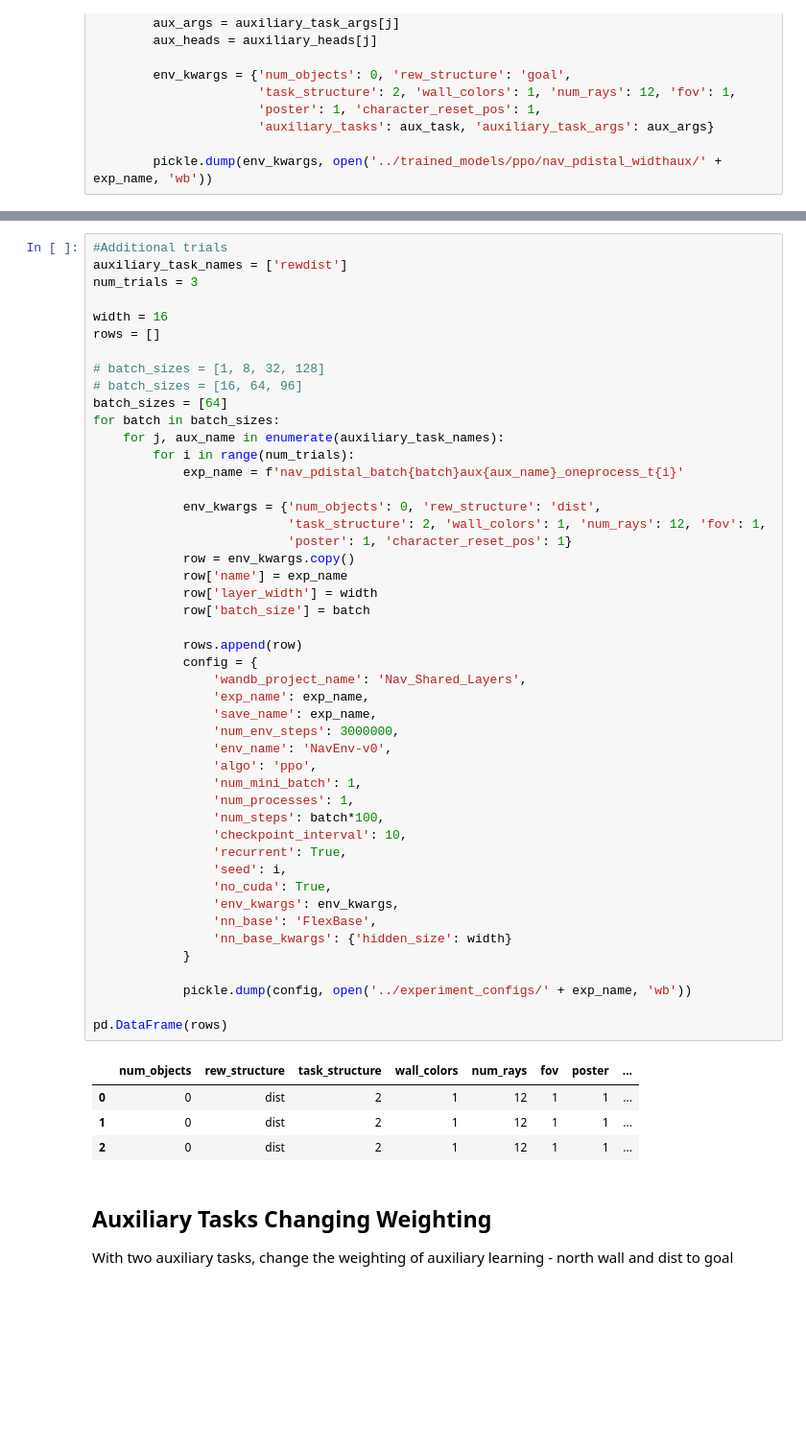
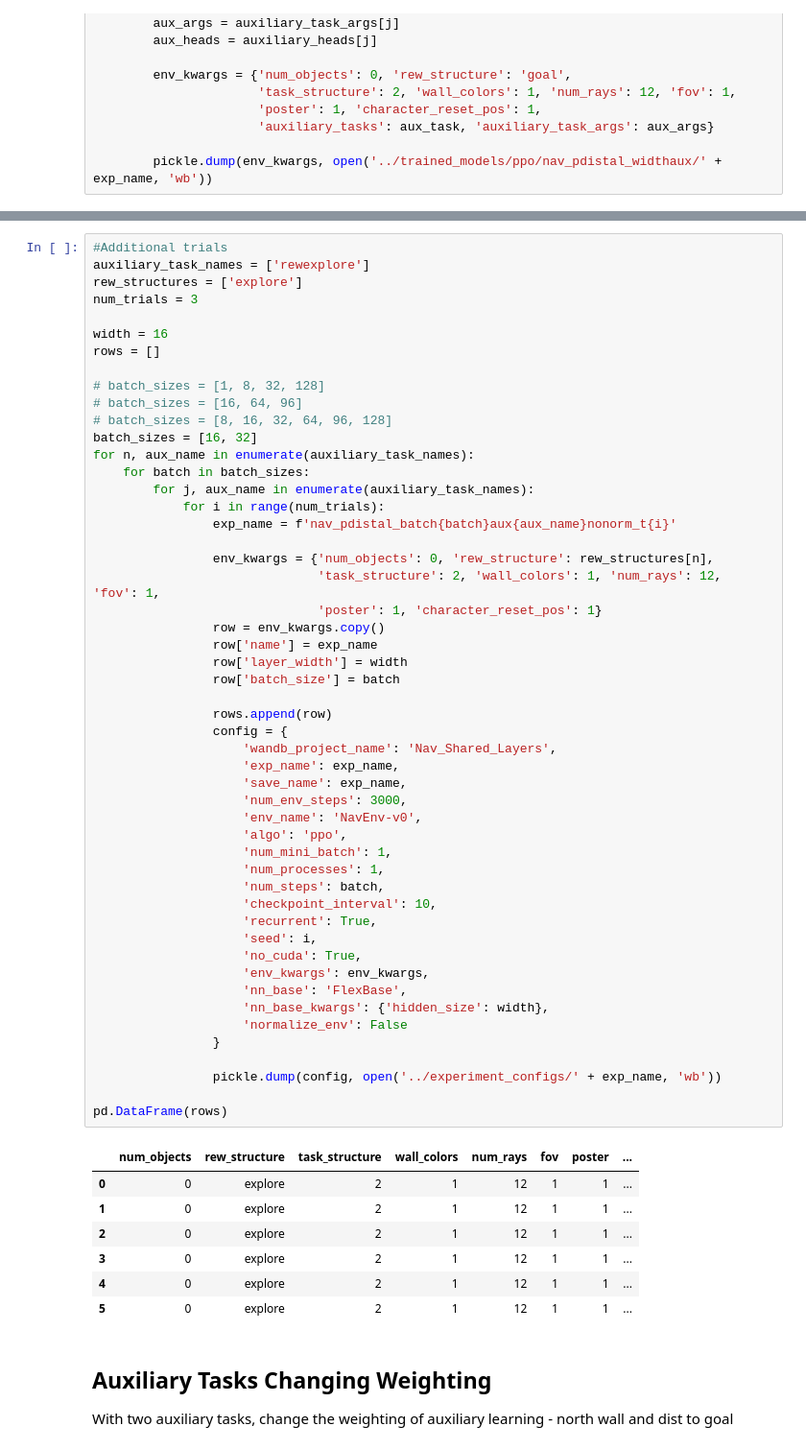
Before and after one commit to liuandrew/training-rl-algo, a Jupyter notebook: write_and_test/write_experiments.ipynb, the cells around one changed output, grey strips where cells are left out. Shown at 96% size. Cells and saved outputs as stored; diff of their text form; blank space fills up the shorter version.

```diff
--- a/write_and_test/write_experiments.ipynb
+++ b/write_and_test/write_experiments.ipynb
@@ -3816,55 +3972,62 @@ pd.DataFrame(rows)
 # %%
 #Additional trials
-auxiliary_task_names = ['rewdist']
+auxiliary_task_names = ['rewexplore']
+rew_structures = ['explore']
 num_trials = 3
 
 width = 16
 rows = []
 
 # batch_sizes = [1, 8, 32, 128]
 # batch_sizes = [16, 64, 96]
-batch_sizes = [64]
-for batch in batch_sizes:
-    for j, aux_name in enumerate(auxiliary_task_names):
-        for i in range(num_trials):
-            exp_name = f'nav_pdistal_batch{batch}aux{aux_name}_oneprocess_t{i}'
+# batch_sizes = [8, 16, 32, 64, 96, 128]
+batch_sizes = [16, 32]
+for n, aux_name in enumerate(auxiliary_task_names):
+    for batch in batch_sizes:
+        for j, aux_name in enumerate(auxiliary_task_names):
+            for i in range(num_trials):
+                exp_name = f'nav_pdistal_batch{batch}aux{aux_name}nonorm_t{i}'
 
-            env_kwargs = {'num_objects': 0, 'rew_structure': 'dist',
-                          'task_structure': 2, 'wall_colors': 1, 'num_rays': 12, 'fov': 1,
-                          'poster': 1, 'character_reset_pos': 1}
-            row = env_kwargs.copy()
-            row['name'] = exp_name
-            row['layer_width'] = width
-            row['batch_size'] = batch
+                env_kwargs = {'num_objects': 0, 'rew_structure': rew_structures[n],
+                              'task_structure': 2, 'wall_colors': 1, 'num_rays': 12, 'fov': 1,
+                              'poster': 1, 'character_reset_pos': 1}
+                row = env_kwargs.copy()
+                row['name'] = exp_name
+                row['layer_width'] = width
+                row['batch_size'] = batch
 
-            rows.append(row)
-            config = {
-                'wandb_project_name': 'Nav_Shared_Layers',
-                'exp_name': exp_name,
-                'save_name': exp_name,
-                'num_env_steps': 3000000,
-                'env_name': 'NavEnv-v0',
-                'algo': 'ppo',
-                'num_mini_batch': 1,
-                'num_processes': 1,
-                'num_steps': batch*100,
-                'checkpoint_interval': 10,
-                'recurrent': True,
-                'seed': i,
-                'no_cuda': True,
-                'env_kwargs': env_kwargs,
-                'nn_base': 'FlexBase',
-                'nn_base_kwargs': {'hidden_size': width}
-            }
+                rows.append(row)
+                config = {
+                    'wandb_project_name': 'Nav_Shared_Layers',
+                    'exp_name': exp_name,
+                    'save_name': exp_name,
+                    'num_env_steps': 3000,
+                    'env_name': 'NavEnv-v0',
+                    'algo': 'ppo',
+                    'num_mini_batch': 1,
+                    'num_processes': 1,
+                    'num_steps': batch,
+                    'checkpoint_interval': 10,
+                    'recurrent': True,
+                    'seed': i,
+                    'no_cuda': True,
+                    'env_kwargs': env_kwargs,
+                    'nn_base': 'FlexBase',
+                    'nn_base_kwargs': {'hidden_size': width},
+                    'normalize_env': False
+                }
 
-            pickle.dump(config, open('../experiment_configs/' + exp_name, 'wb'))
+                pickle.dump(config, open('../experiment_configs/' + exp_name, 'wb'))
 
 pd.DataFrame(rows)
 # %% [output]
 |  | num_objects | rew_structure | task_structure | wall_colors | num_rays | fov | poster | ... |
-| 0 | 0 | dist | 2 | 1 | 12 | 1 | 1 | ... |
-| 1 | 0 | dist | 2 | 1 | 12 | 1 | 1 | ... |
-| 2 | 0 | dist | 2 | 1 | 12 | 1 | 1 | ... |
+| 0 | 0 | explore | 2 | 1 | 12 | 1 | 1 | ... |
+| 1 | 0 | explore | 2 | 1 | 12 | 1 | 1 | ... |
+| 2 | 0 | explore | 2 | 1 | 12 | 1 | 1 | ... |
+| 3 | 0 | explore | 2 | 1 | 12 | 1 | 1 | ... |
+| 4 | 0 | explore | 2 | 1 | 12 | 1 | 1 | ... |
+| 5 | 0 | explore | 2 | 1 | 12 | 1 | 1 | ... |
 # %% [markdown]
 ## Auxiliary Tasks Changing Weighting
 
```
Also changed, not shown: parts of 21 cells of this notebook, 7 other files.
